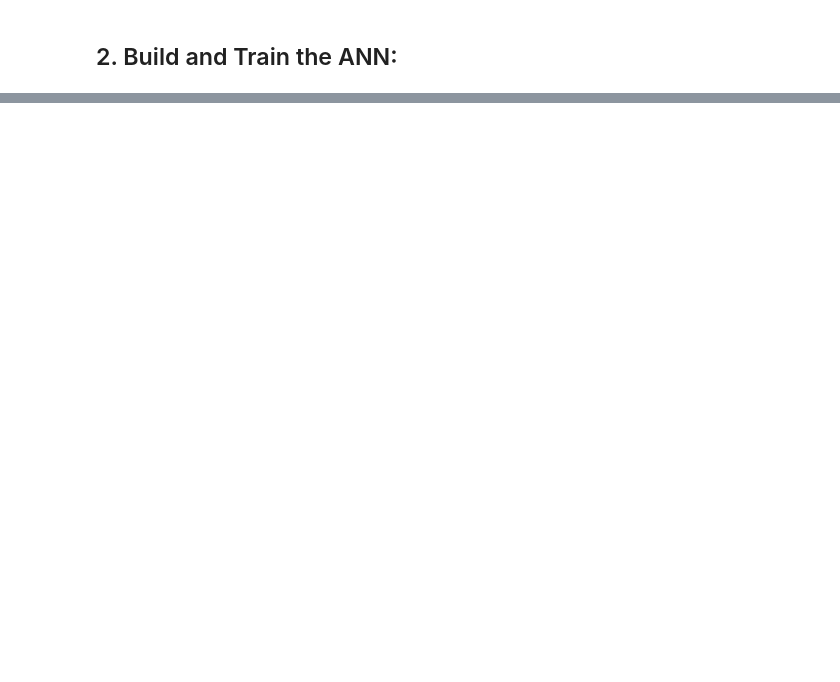
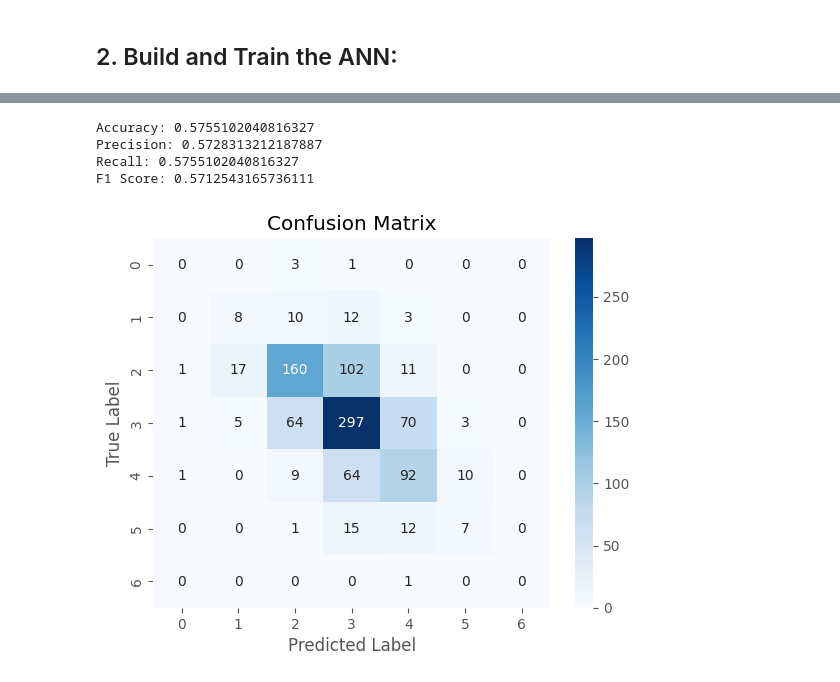
Before and after one commit to AbanoubYounan/AI-ML-Bootcamp-Sprints, a Jupyter notebook: 40-Build and Evaluate an ANN for Wine Quality/nb.ipynb, the cells around one changed output, grey strips where cells are left out. Saved outputs shown, nothing was run; the diff lists cells and outputs as text; code cells hidden in the pictures; blank space fills up the shorter version.

```diff
--- a/40-Build and Evaluate an ANN for Wine Quality/nb.ipynb
+++ b/40-Build and Evaluate an ANN for Wine Quality/nb.ipynb
@@ -224,0 +269,4 @@ Epoch 20/20
+# %%
+best_params = study.best_params
+final_model = create_model(**best_params)
+final_model.fit(X_train, y_train, epochs=50, batch_size=32, verbose=1, validation_data=(X_test, y_test))
@@ -224,0 +295,4 @@ Epoch 20/20
+# %%
+y_pred = final_model.predict(X_test)
+y_pred_labels = np.argmax(y_pred, axis=1)
+y_test_labels = np.argmax(y_test, axis=1)
@@ -224,0 +301,22 @@ Epoch 20/20
+# %%
+# Compute metrics
+accuracy = accuracy_score(y_test_labels, y_pred_labels)
+precision = precision_score(y_test_labels, y_pred_labels, average='weighted')
+recall = recall_score(y_test_labels, y_pred_labels, average='weighted')
+f1 = f1_score(y_test_labels, y_pred_labels, average='weighted')
+print(f"Accuracy: {accuracy}\nPrecision: {precision}\nRecall: {recall}\nF1 Score: {f1}")
+# %% [output]
+Accuracy: 0.5755102040816327
+Precision: 0.5728313212187887
+Recall: 0.5755102040816327
+F1 Score: 0.5712543165736111
+# %%
+# Confusion Matrix
+conf_matrix = confusion_matrix(y_test_labels, y_pred_labels)
+sns.heatmap(conf_matrix, annot=True, fmt='d', cmap='Blues')
+plt.xlabel('Predicted Label')
+plt.ylabel('True Label')
+plt.title('Confusion Matrix')
+plt.show()
+# %% [output]
+[figure, added]
```
Also changed, not shown: parts of 12 cells of this notebook.
